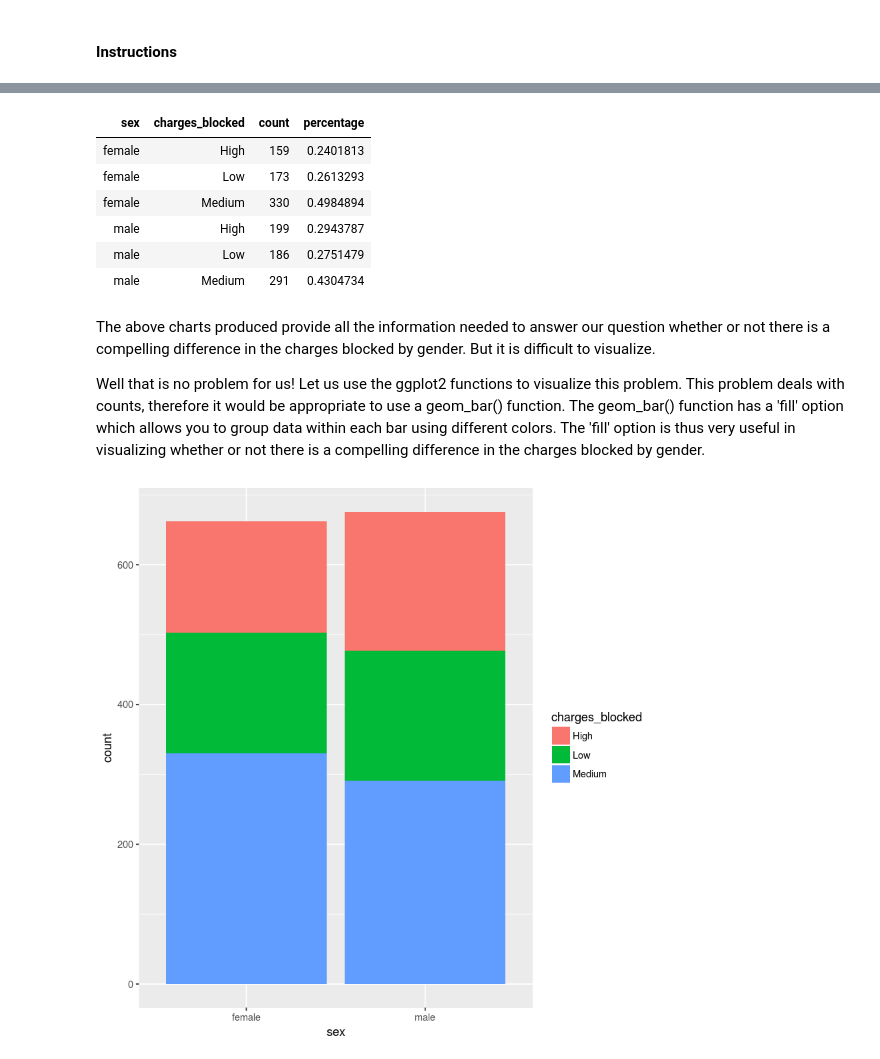
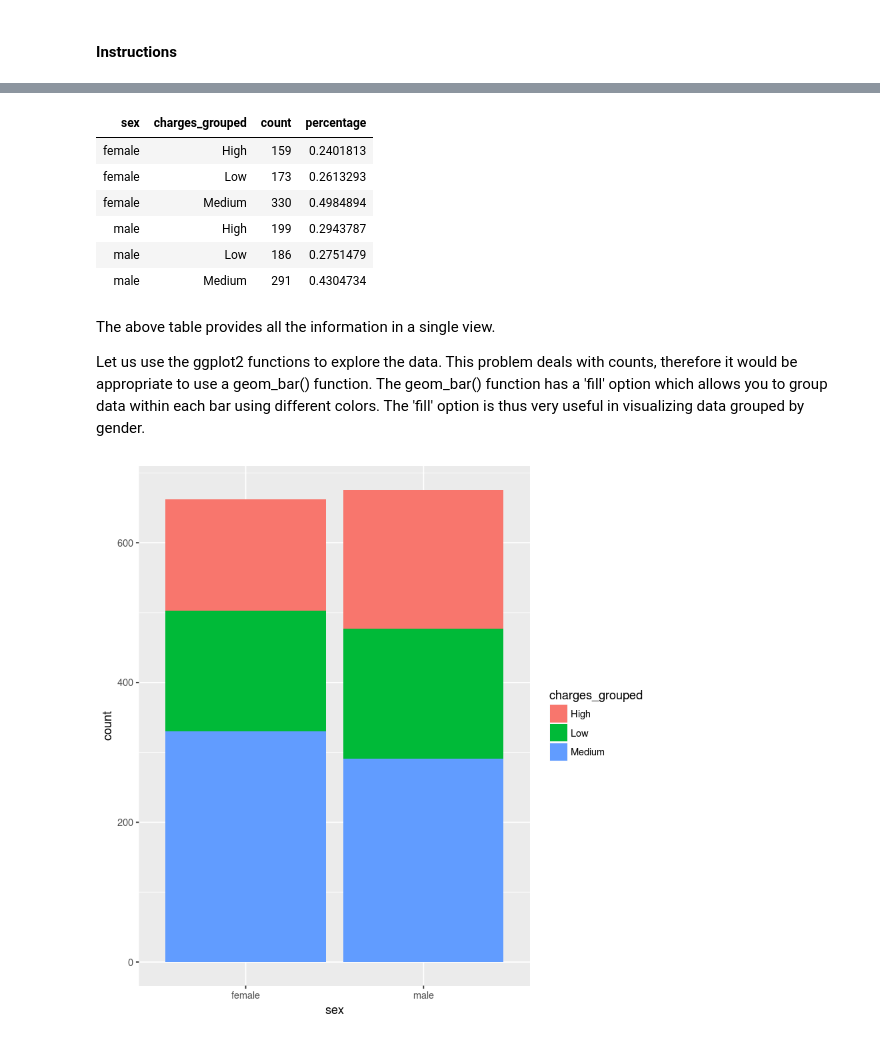
Before and after one commit to anthonyiarussi/Introduction-to-Data-Science, a Jupyter notebook: Student Labs/Labs .ipynb/Lab5/Lab5_Advanced_Students.ipynb, the cells around one changed output, grey strips where cells are left out. Saved outputs shown, nothing was run; the diff lists cells and outputs as text; code cells hidden in the pictures.

```diff
--- a/Student Labs/Labs .ipynb/Lab5/Lab5_Advanced_Students.ipynb
+++ b/Student Labs/Labs .ipynb/Lab5/Lab5_Advanced_Students.ipynb
@@ -74,4 +65,4 @@ Below I used the mutate function and an if else statement to achieve this.
 # %%
 insurance = insurance %>%
-    mutate(charges_blocked = if_else(charges < 5000, 'Low', if_else(charges < 15000, 'Medium', 'High')))
+    mutate(charges_grouped = if_else(charges < 5000, 'Low', if_else(charges < 15000, 'Medium', 'High')))
 # %% [markdown]
@@ -202,7 +193,7 @@ The information above is good, but in data science you are always asking the que
 # %%
-insurance %>% group_by(sex, charges_blocked) %>% summarize(count = n()) %>% mutate(percentage = count/sum(count))
+insurance %>% group_by(sex, charges_grouped) %>% summarize(count = n()) %>% mutate(percentage = count/sum(count))
 # %% [output]
-| sex | charges_blocked | count | percentage |
+| sex | charges_grouped | count | percentage |
 | female | High | 159 | 0.2401813 |
 | female | Low | 173 | 0.2613293 |
 | female | Medium | 330 | 0.4984894 |
@@ -210,8 +201,8 @@ insurance %>% group_by(sex, charges_blocked) %>% summarize(count = n()) %>% muta
 | male | Low | 186 | 0.2751479 |
 | male | Medium | 291 | 0.4304734 |
 # %% [markdown]
-The above charts produced provide all the information needed to answer our question whether or not there is a compelling difference in the charges blocked by gender. But it is difficult to visualize.
+The above table provides all the information in a single view.
 
-Well that is no problem for us! Let us use the ggplot2 functions to visualize this problem. This problem deals with counts, therefore it would be appropriate to use a geom_bar() function. The geom_bar() function has a 'fill' option which allows you to group data within each bar using different colors. The 'fill' option is thus very useful in visualizing whether or not there is a compelling difference in the charges blocked by gender.
+Let us use the ggplot2 functions to explore the data. This problem deals with counts, therefore it would be appropriate to use a geom_bar() function. The geom_bar() function has a 'fill' option which allows you to group data within each bar using different colors. The 'fill' option is thus very useful in visualizing data grouped by gender.
 # %%
 ggplot(data = insurance) +
```
Also changed, not shown: parts of 39 cells of this notebook, 42 other files.
